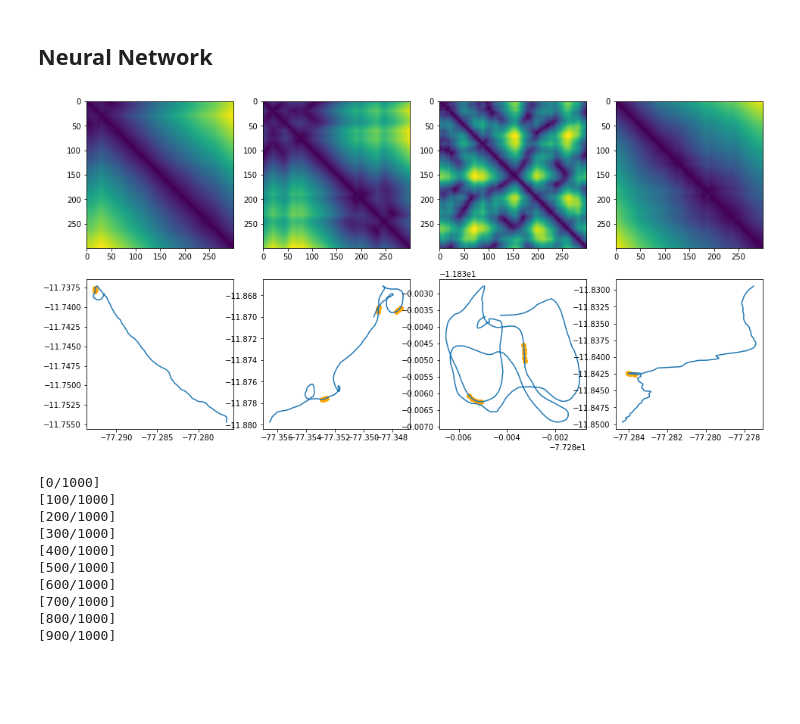
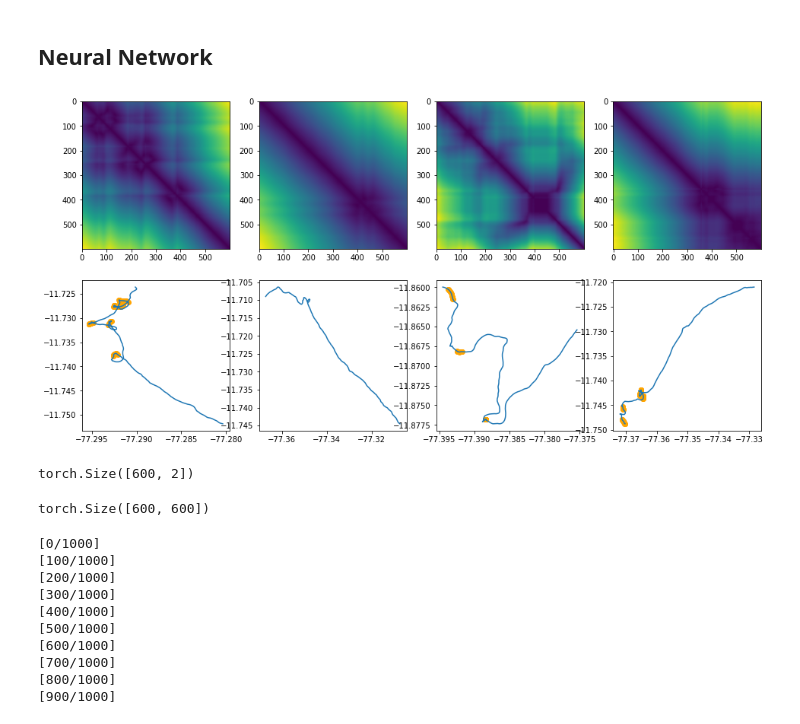
Before and after one commit to AmedeeRoy/BirdDL, a Jupyter notebook: Dive_Prediction_MatrixDistance.ipynb, the cells around one changed output. Drawn from its saved outputs; the diff is of its cells as text; code cells hidden in the pictures; blank space fills up the shorter version.

```diff
--- a/Dive_Prediction_MatrixDistance.ipynb
+++ b/Dive_Prediction_MatrixDistance.ipynb
@@ -204,27 +204,32 @@ class Sampler:
         return (input_batch.reshape((self.batch_size,1,self.epoch_input,self.epoch_input)), output_batch.reshape((self.batch_size,1,1,self.epoch_output)))
 # %%
 # Hyperparameters
-epoch_input = 300
-epoch_output = 300
+epoch_input = 600
+epoch_output = 60
 batch_size = 4
 learning_rate = 0.01
 
 train = Sampler(train_trajs, epoch_input, epoch_output, batch_size)
 test = Sampler(test_trajs, epoch_input, epoch_output, batch_size)
 
 plt.figure(figsize=(16, 8))
 
 for i in range(batch_size):
     (x, y, z) = train.sample_one()
 
-    # yy = [y[i] for i in range(len(y)) for k in range(10) ]
-    yy = y
+    yy = [y[i] for i in range(len(y)) for k in range(10) ]
+    # yy = y
 
     plt.subplot(2, 4, 1+i)
     plt.imshow(x)
 
     plt.subplot(2, 4, 5+i)
     plt.plot(z[:,0], z[:,1])
     plt.scatter(z[np.where(yy),0], z[np.where(yy),1], c='orange')
 # %% [output]
-[figure, old version]
+[figure, new version]
+# %%
+xx = torch.FloatTensor(z)
+xx.size()
+# %% [output]
+torch.Size([600, 2])
@@ -231,3 +258,7 @@ for i in range(batch_size):
+# %%
+pairwise_distances(xx).size()
+# %% [output]
+torch.Size([600, 600])
 # %%
 ### DATALOADER
 nb_test = 1000
```
Also changed, not shown: parts of 11 cells of this notebook.
